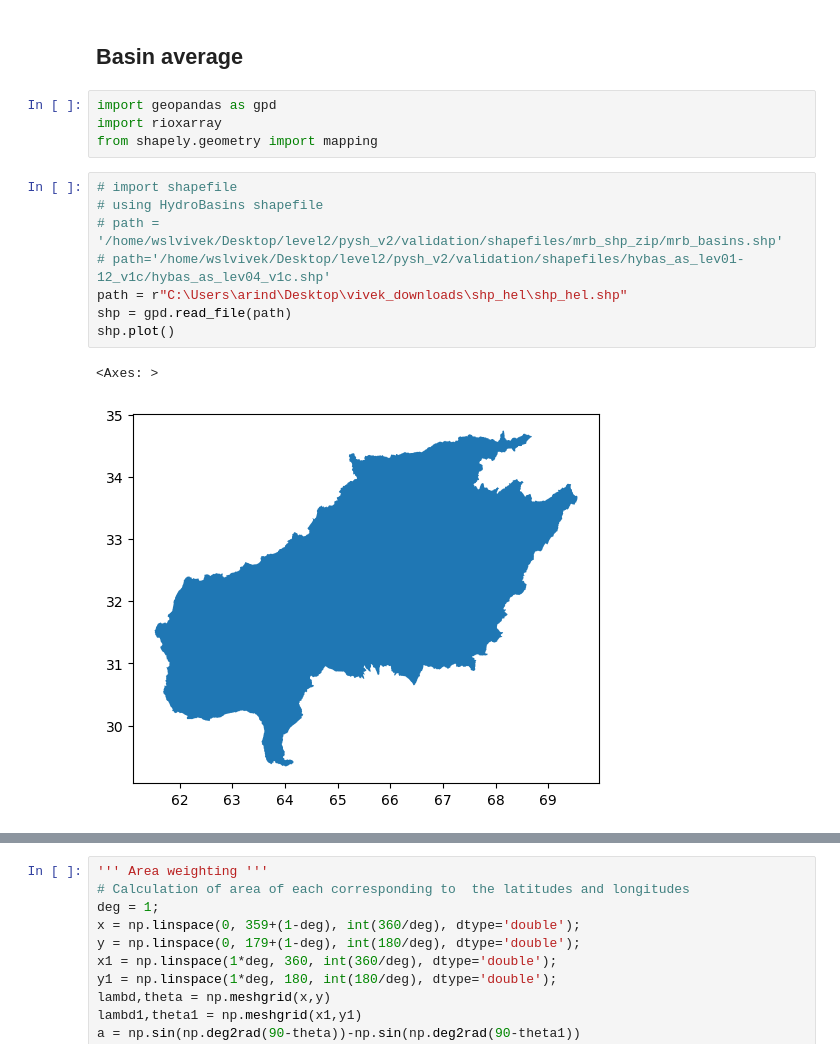
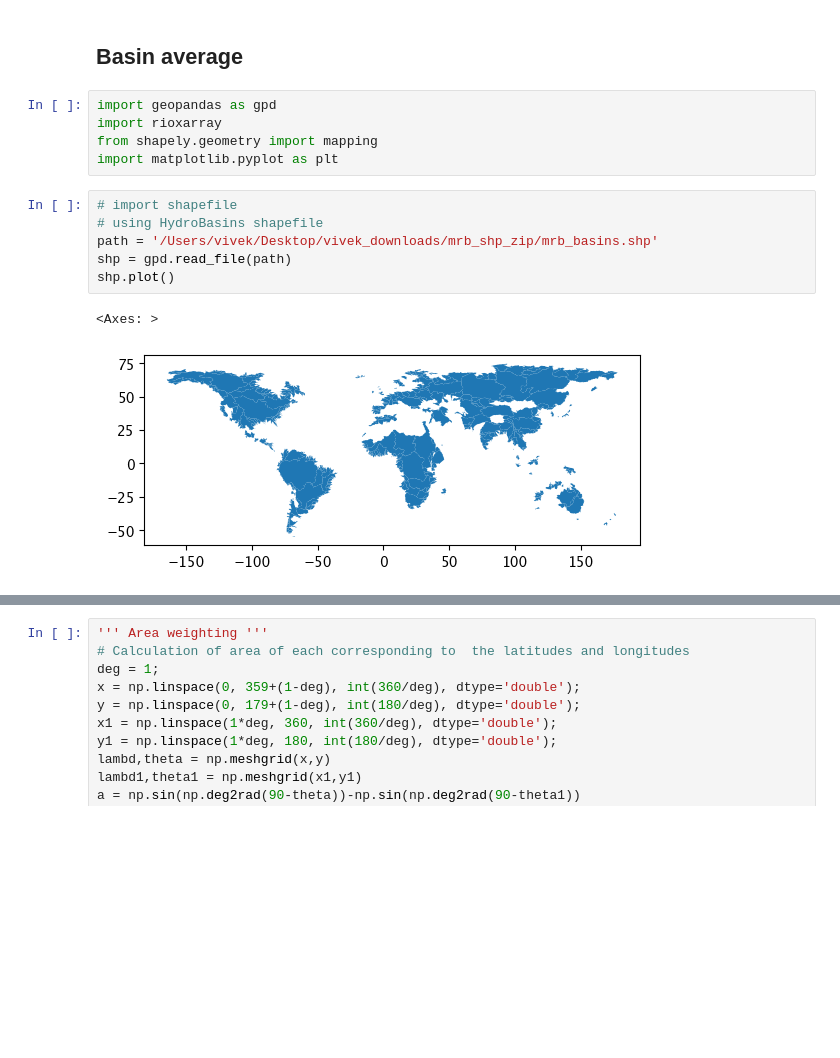
Before and after one commit to GESS-research-group/pyshbundle, a Jupyter notebook: master.ipynb, the cells around one changed output, grey strips where cells are left out. Cells and saved outputs as stored; diff of their text form; blank space fills up the shorter version.

```diff
--- a/master.ipynb
+++ b/master.ipynb
@@ -202,17 +261,16 @@ ds.to_netcdf(path_output+'/'+source+'_tws.nc', engine="netcdf4")
 import geopandas as gpd
 import rioxarray
 from shapely.geometry import mapping
+import matplotlib.pyplot as plt
 # %%
 # import shapefile
 # using HydroBasins shapefile
-# path = '/home/wslvivek/Desktop/level2/pysh_v2/validation/shapefiles/mrb_shp_zip/mrb_basins.shp'
-# path='/home/wslvivek/Desktop/level2/pysh_v2/validation/shapefiles/hybas_as_lev01-12_v1c/hybas_as_lev04_v1c.shp'
-path = r"C:\Users\arind\Desktop\vivek_downloads\shp_hel\shp_hel.shp"
+path = '/Users/vivek/Desktop/vivek_downloads/mrb_shp_zip/mrb_basins.shp'
 shp = gpd.read_file(path)
 shp.plot()
 # %% [output]
 <Axes: >
-[figure, old version]
+[figure, new version]
 # %%
 shp.head()
 # %% [output]
```
Also changed, not shown: parts of 46 cells of this notebook, 27 other files.
